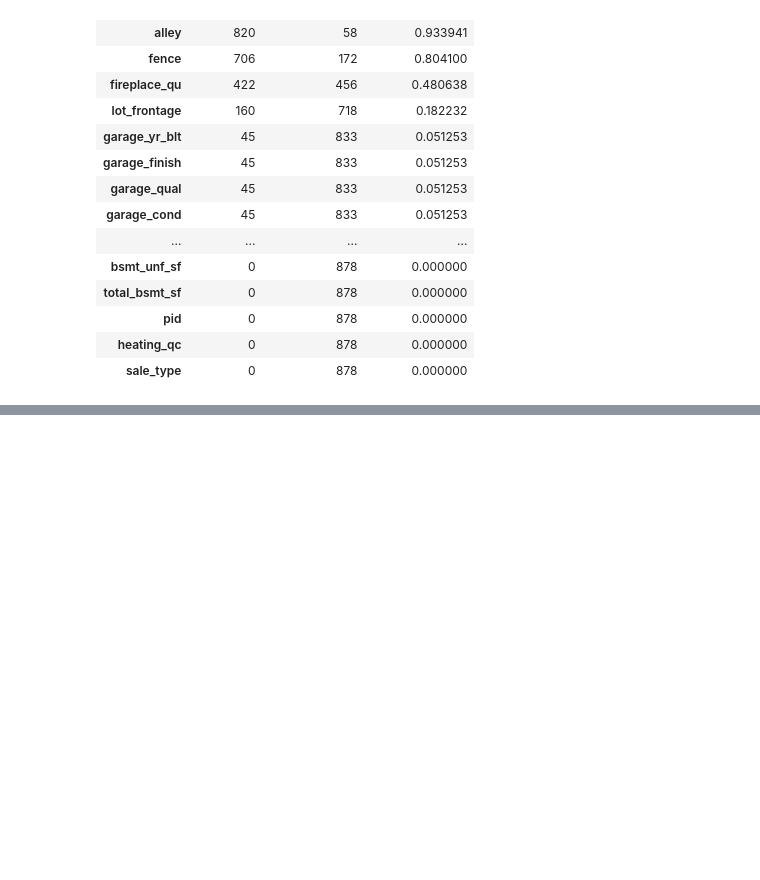
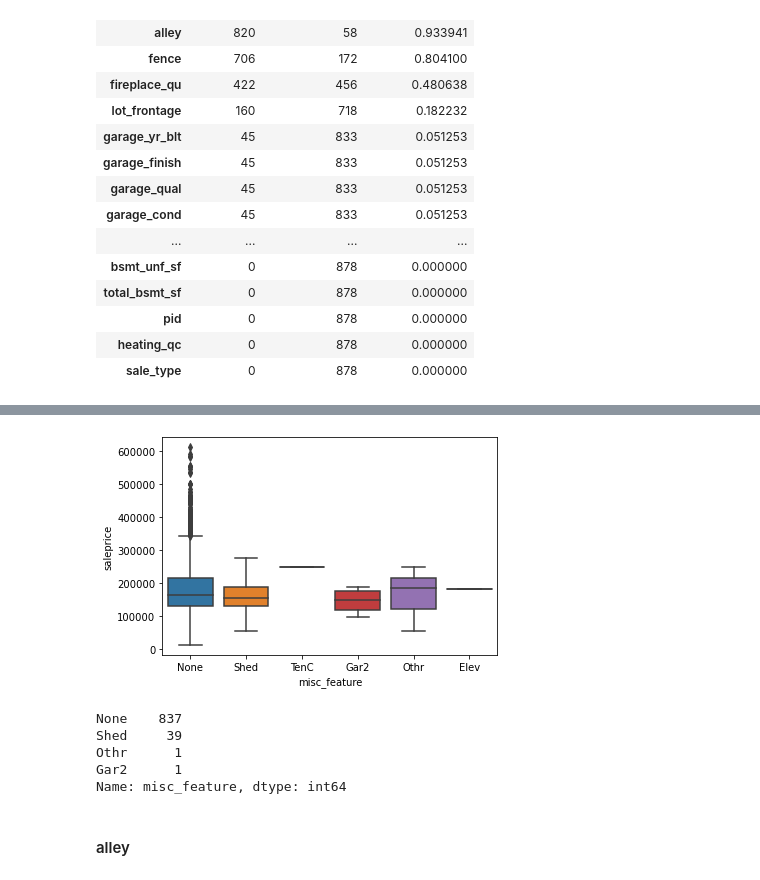
Before and after one commit to ngwtl/DSI-SG-24-projects, a Jupyter notebook: project_2/code/ethan-project-2-code.ipynb, the cells around one changed output, grey strips where cells are left out. Cells and saved outputs as stored; diff of their text form; code cells hidden in the pictures; blank space fills up the shorter version.

```diff
--- a/project_2/code/ethan-project-2-code.ipynb
+++ b/project_2/code/ethan-project-2-code.ipynb
@@ -354,0 +464,3 @@ NameError: name 'null_df' is not defined
+# %%
+# Convert null values to "none"
+train.misc_feature.fillna('None', inplace = True)
@@ -355,2 +478,5 @@ NameError: name 'null_df' is not defined
 # %%
-sns.boxplot(data = train, x = "pool_qc", y = "saleprice")
+# Check 2
+sns.boxplot(data = train, x = "misc_feature", y = "saleprice");
+# %% [output]
+[figure, added]
@@ -379,0 +483,14 @@ train['lot_frontage'].isnull().sum()
+# %%
+# Repeat for test set
+test.misc_feature.fillna('None', inplace = True)
+
+# Check
+test.misc_feature.value_counts()
+# %% [output]
+None    837
+Shed     39
+Othr      1
+Gar2      1
+Name: misc_feature, dtype: int64
+# %% [markdown]
+#### alley
```
Also changed, not shown: parts of 61 cells of this notebook.
